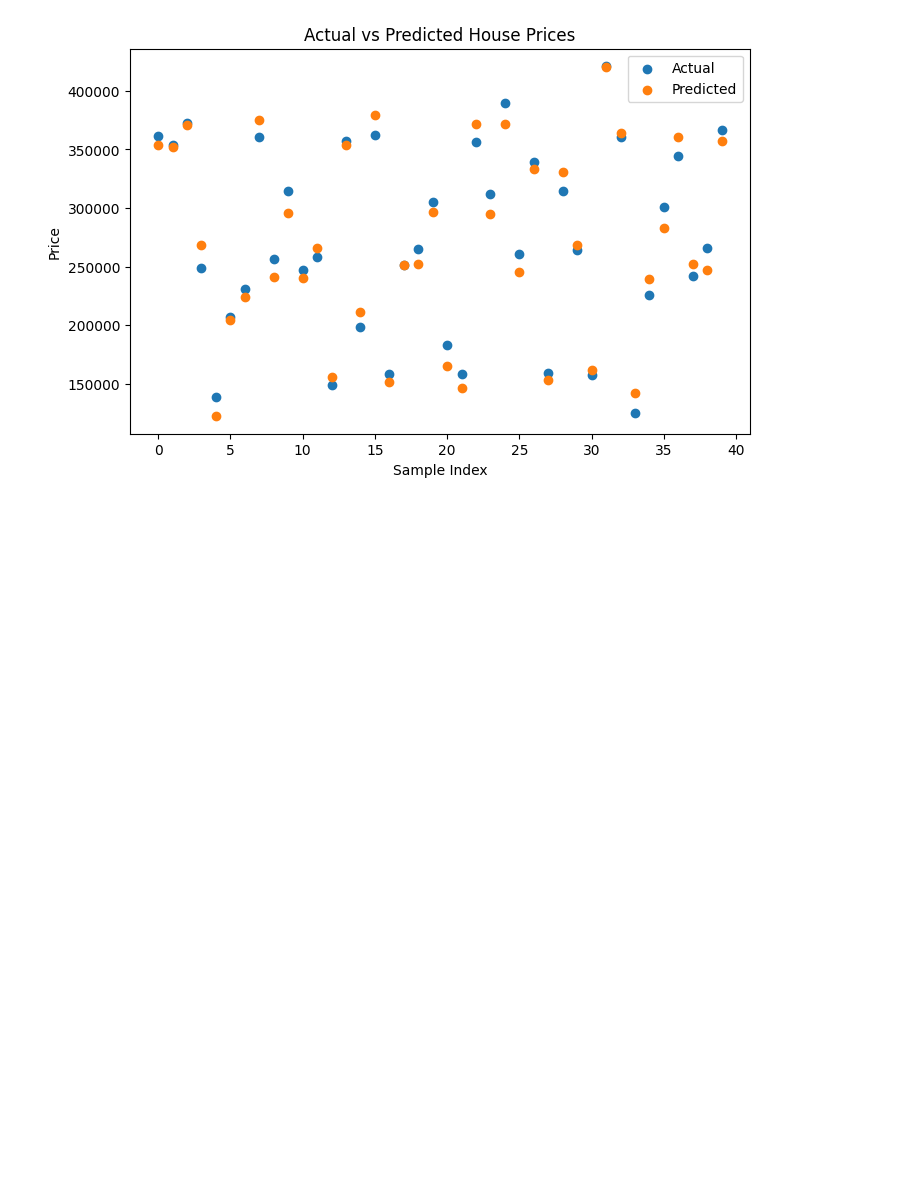
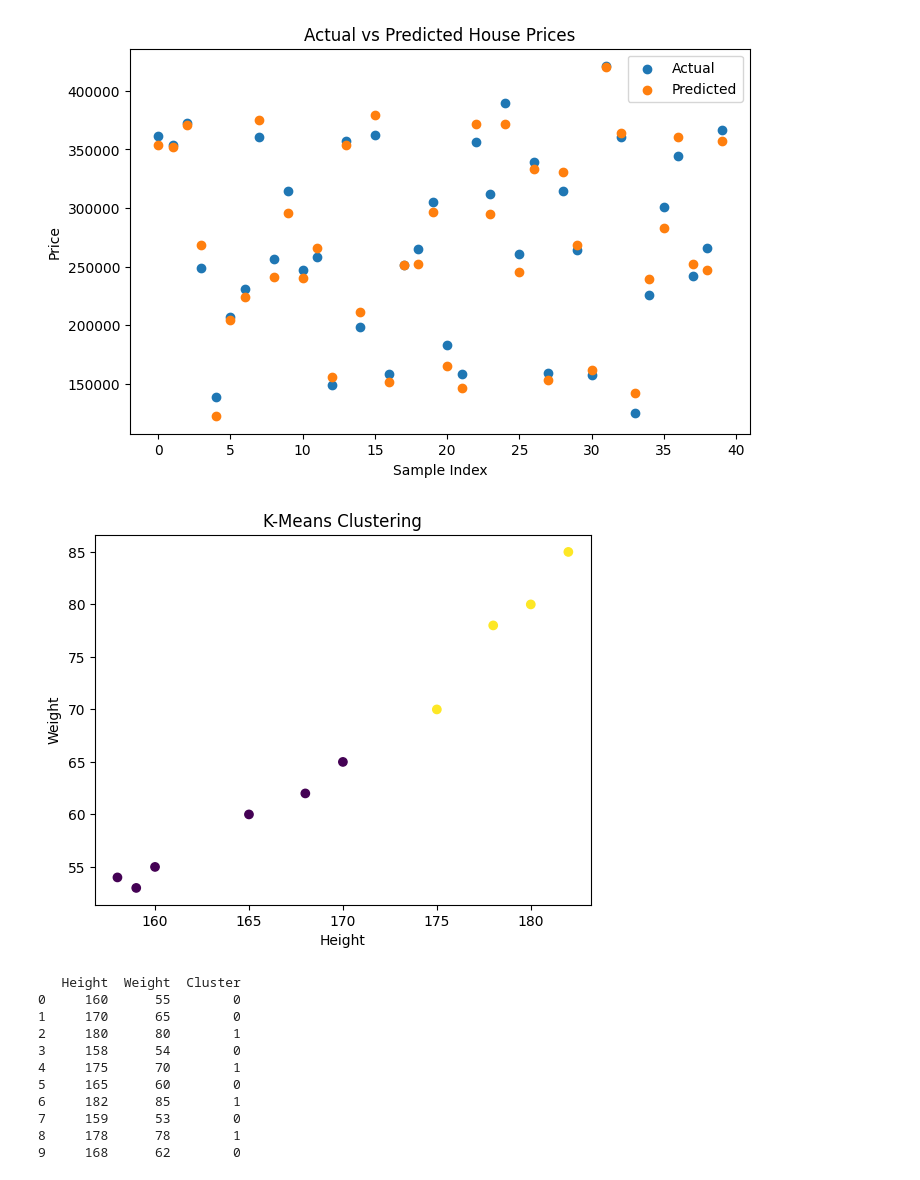
Before and after one commit to vishalshrma6168/ml2, a Jupyter notebook: ml.ipynb, the cells around one changed output. Saved outputs shown, nothing was run; the diff lists cells and outputs as text; code cells hidden in the pictures; blank space fills up the shorter version.

```diff
--- a/ml.ipynb
+++ b/ml.ipynb
@@ -1302,3 +1302,44 @@ MAE  : 10732.920601332047
 MSE  : 150673523.49759072
 RMSE : 12274.914398788724
 [figure]
+# %%
+import pandas as pd
+from sklearn.cluster import KMeans
+import matplotlib.pyplot as plt
+
+# 1. Load dataset
+df = pd.read_csv("kmeans_data.csv")
+
+# 2. Select features for clustering
+X = df[["Height", "Weight"]]
+
+# 3. Create KMeans model with 2 clusters
+kmeans = KMeans(n_clusters=2, random_state=42)
+
+# 4. Train / Fit model
+kmeans.fit(X)
+
+# 5. Get cluster labels
+df["Cluster"] = kmeans.labels_
+
+# 6. Plot the clusters
+plt.scatter(df["Height"], df["Weight"], c=df["Cluster"])
+plt.xlabel("Height")
+plt.ylabel("Weight")
+plt.title("K-Means Clustering")
+plt.show()
+
+print(df)
+# %% [output]
+[figure, added]
+   Height  Weight  Cluster
+0     160      55        0
+1     170      65        0
+2     180      80        1
+3     158      54        0
+4     175      70        1
+5     165      60        0
+6     182      85        1
+7     159      53        0
+8     178      78        1
+9     168      62        0
```
Also changed, not shown: parts of 5 cells of this notebook, 3 other files.
